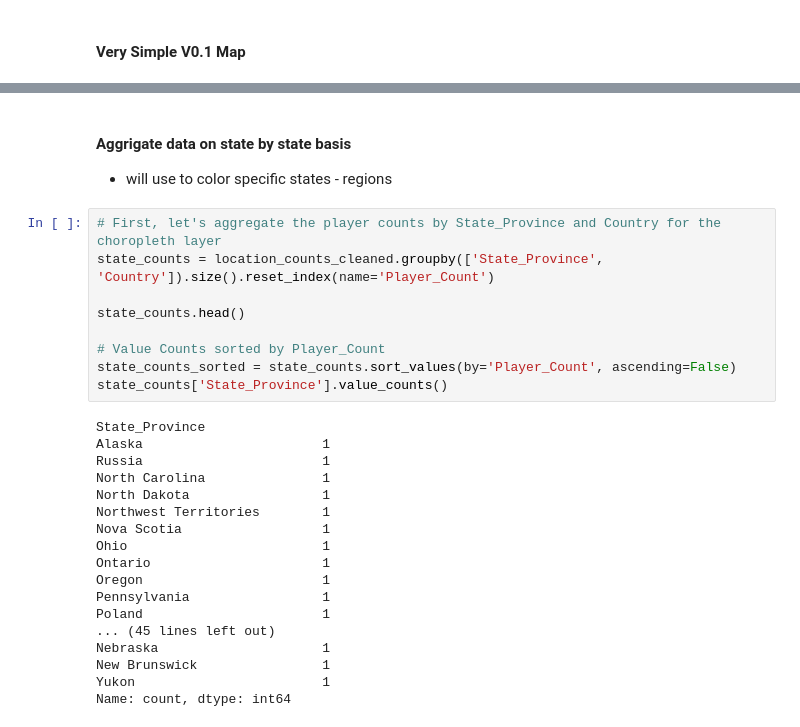
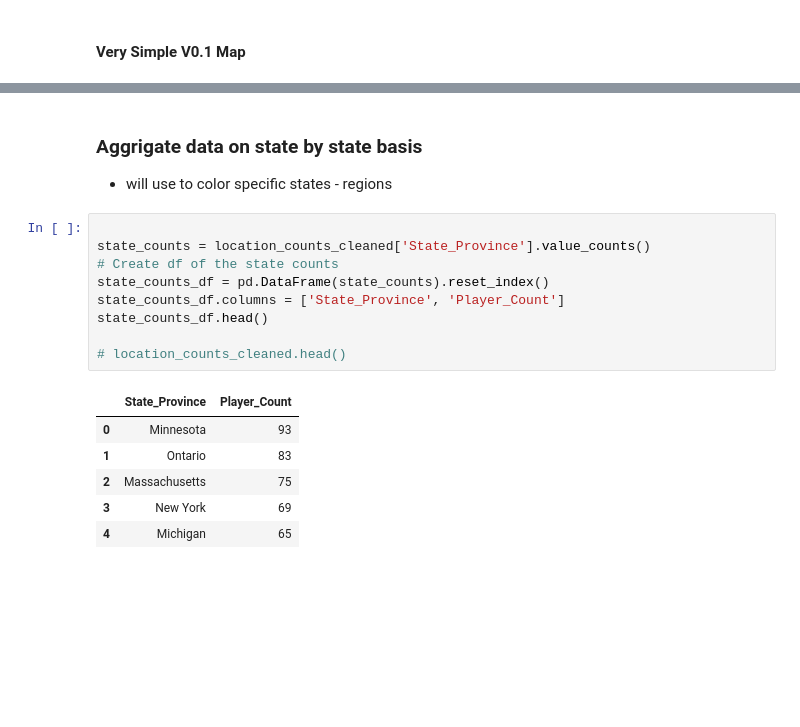
Before and after one commit to JSmith1826/college_hockey_2425, a Jupyter notebook: workbook/players_by_location.ipynb, the cells around one changed output, grey strips where cells are left out. Saved outputs shown, nothing was run; the diff lists cells and outputs as text; blank space fills up the shorter version.

```diff
--- a/workbook/players_by_location.ipynb
+++ b/workbook/players_by_location.ipynb
@@ -213,31 +305,20 @@ map_file_path
 # %% [markdown]
-#### Aggrigate data on state by state basis
+### Aggrigate data on state by state basis
 - will use to color specific states - regions
-# %%
-# First, let's aggregate the player counts by State_Province and Country for the choropleth layer
-state_counts = location_counts_cleaned.groupby(['State_Province', 'Country']).size().reset_index(name='Player_Count')
-
-state_counts.head()
-
-# Value Counts sorted by Player_Count
-state_counts_sorted = state_counts.sort_values(by='Player_Count', ascending=False)
-state_counts['State_Province'].value_counts()
-# %% [output]
-State_Province
-Alaska                       1
-Russia                       1
-North Carolina               1
-North Dakota                 1
-Northwest Territories        1
-Nova Scotia                  1
-Ohio                         1
-Ontario                      1
-Oregon                       1
-Pennsylvania                 1
-Poland                       1
-... (45 lines left out)
-Nebraska                     1
-New Brunswick                1
-Yukon                        1
-Name: count, dtype: int64
+# %%
+
+state_counts = location_counts_cleaned['State_Province'].value_counts()
+# Create df of the state counts
+state_counts_df = pd.DataFrame(state_counts).reset_index()
+state_counts_df.columns = ['State_Province', 'Player_Count']
+state_counts_df.head()
+
+# location_counts_cleaned.head()
+# %% [output]
+|  | State_Province | Player_Count |
+| 0 | Minnesota | 93 |
+| 1 | Ontario | 83 |
+| 2 | Massachusetts | 75 |
+| 3 | New York | 69 |
+| 4 | Michigan | 65 |
 # %% [markdown]
```
Also changed, not shown: parts of 14 cells of this notebook.
